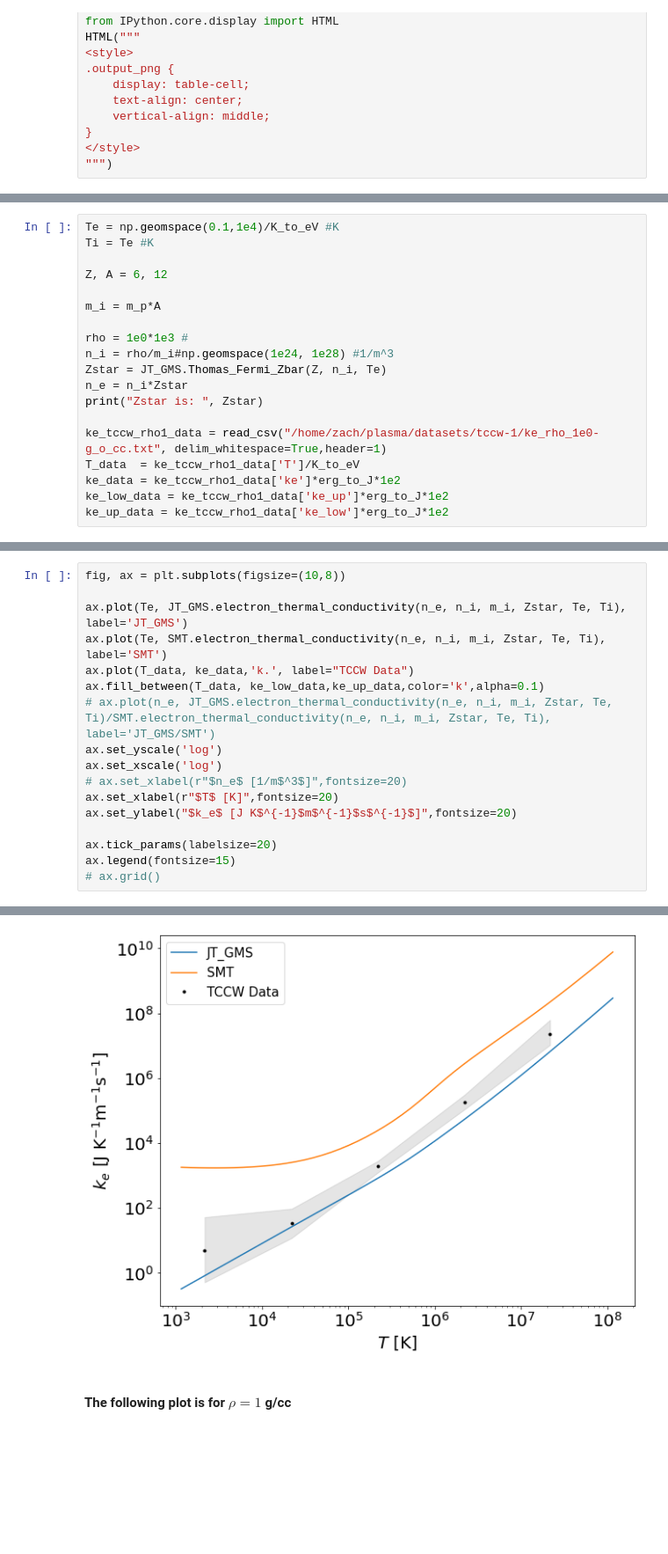
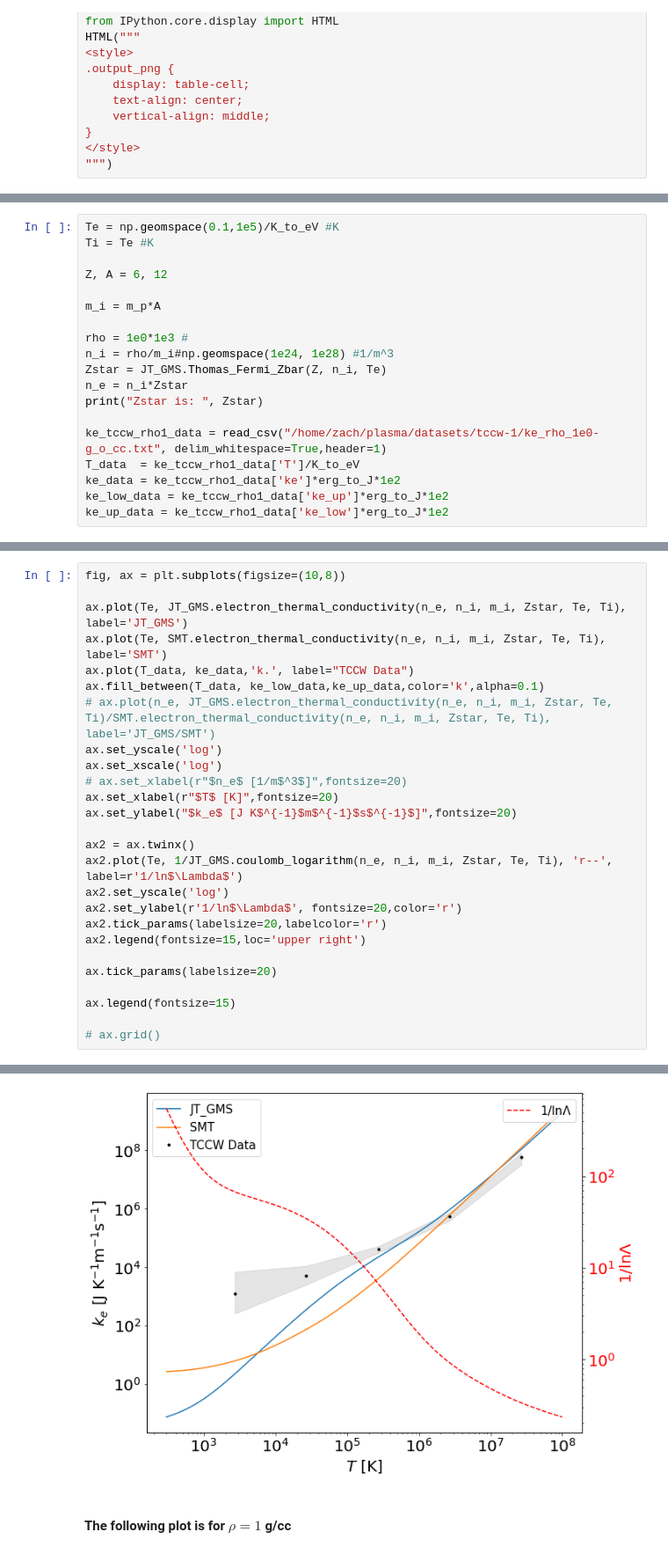
Before and after one commit to MurilloGroupMSU/Two-Temperature-Model, a Jupyter notebook: parameter_testing.ipynb, the cells around one changed output, grey strips where cells are left out. Shown at 88% size. Cells and saved outputs as stored; diff of their text form; blank space fills up the shorter version.

```diff
--- a/parameter_testing.ipynb
+++ b/parameter_testing.ipynb
@@ -27,7 +31,7 @@ HTML("""
 
 #### The following plot is for $\rho=1$ g/cc
 # %%
-Te = np.geomspace(0.1,1e4)/K_to_eV #K
+Te = np.geomspace(0.1,1e5)/K_to_eV #K
 Ti = Te #K
 
 Z, A = 6, 12
@@ -58,23 +64,32 @@ Zstar is:  [1.45620556 1.45705555 1.45811814 1.45944611 1.46110506 1.46317647
 # %%
 fig, ax = plt.subplots(figsize=(10,8))
 
 ax.plot(Te, JT_GMS.electron_thermal_conductivity(n_e, n_i, m_i, Zstar, Te, Ti), label='JT_GMS')
 ax.plot(Te, SMT.electron_thermal_conductivity(n_e, n_i, m_i, Zstar, Te, Ti), label='SMT')
 ax.plot(T_data, ke_data,'k.', label="TCCW Data")
 ax.fill_between(T_data, ke_low_data,ke_up_data,color='k',alpha=0.1)
 # ax.plot(n_e, JT_GMS.electron_thermal_conductivity(n_e, n_i, m_i, Zstar, Te, Ti)/SMT.electron_thermal_conductivity(n_e, n_i, m_i, Zstar, Te, Ti), label='JT_GMS/SMT')
 ax.set_yscale('log')
 ax.set_xscale('log')
 # ax.set_xlabel(r"$n_e$ [1/m$^3$]",fontsize=20)
 ax.set_xlabel(r"$T$ [K]",fontsize=20)
 ax.set_ylabel("$k_e$ [J K$^{-1}$m$^{-1}$s$^{-1}$]",fontsize=20)
 
+ax2 = ax.twinx()
+ax2.plot(Te, 1/JT_GMS.coulomb_logarithm(n_e, n_i, m_i, Zstar, Te, Ti), 'r--', label=r'1/ln$\Lambda$')
+ax2.set_yscale('log')
+ax2.set_ylabel(r'1/ln$\Lambda$', fontsize=20,color='r')
+ax2.tick_params(labelsize=20,labelcolor='r')
+ax2.legend(fontsize=15,loc='upper right')
+
 ax.tick_params(labelsize=20)
+
 ax.legend(fontsize=15)
+
 # ax.grid()
 # %% [output]
 <matplotlib.legend.Legend at 0x...>
-[figure, old version]
+[figure, new version]
 # %% [markdown]
 #### The following plot is for $\rho=1$ g/cc
 # %%
```
Also changed, not shown: parts of 10 cells of this notebook, 1 other file.
